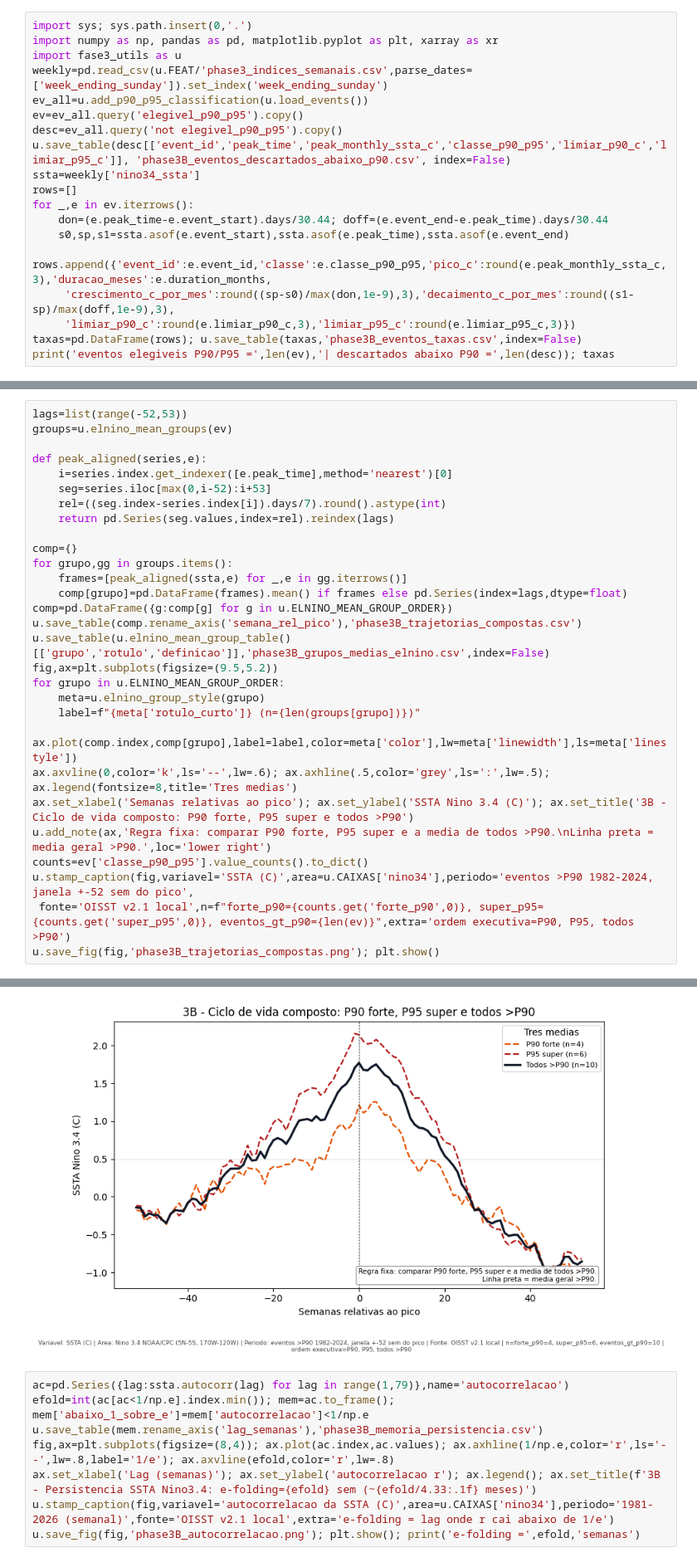
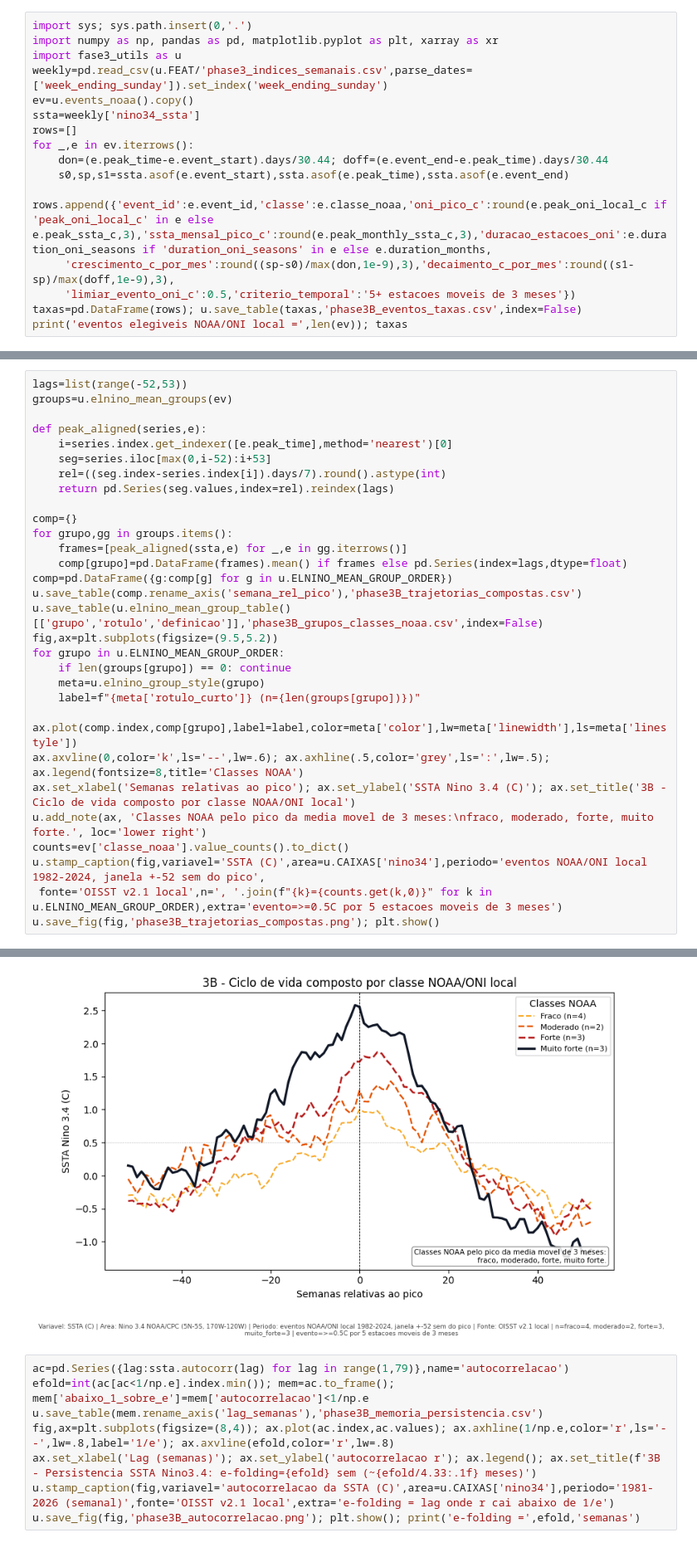
Before and after one commit to thiago-vilar/Nino26, a Jupyter notebook: notebooks/fase3/3B_alvo_eventos_ciclo_vida.ipynb, the cells around one changed output, grey strips where cells are left out. Shown at 83% size. Drawn from its saved outputs; the diff is of its cells as text.

```diff
--- a/notebooks/fase3/3B_alvo_eventos_ciclo_vida.ipynb
+++ b/notebooks/fase3/3B_alvo_eventos_ciclo_vida.ipynb
@@ -15,18 +15,15 @@ import sys; sys.path.insert(0,'.')
 import numpy as np, pandas as pd, matplotlib.pyplot as plt, xarray as xr
 import fase3_utils as u
 weekly=pd.read_csv(u.FEAT/'phase3_indices_semanais.csv',parse_dates=['week_ending_sunday']).set_index('week_ending_sunday')
-ev_all=u.add_p90_p95_classification(u.load_events())
-ev=ev_all.query('elegivel_p90_p95').copy()
-desc=ev_all.query('not elegivel_p90_p95').copy()
-u.save_table(desc[['event_id','peak_time','peak_monthly_ssta_c','classe_p90_p95','limiar_p90_c','limiar_p95_c']], 'phase3B_eventos_descartados_abaixo_p90.csv', index=False)
+ev=u.events_noaa().copy()
 ssta=weekly['nino34_ssta']
 rows=[]
 for _,e in ev.iterrows():
     don=(e.peak_time-e.event_start).days/30.44; doff=(e.event_end-e.peak_time).days/30.44
     s0,sp,s1=ssta.asof(e.event_start),ssta.asof(e.peak_time),ssta.asof(e.event_end)
-    rows.append({'event_id':e.event_id,'classe':e.classe_p90_p95,'pico_c':round(e.peak_monthly_ssta_c,3),'duracao_meses':e.duration_months,
+    rows.append({'event_id':e.event_id,'classe':e.classe_noaa,'oni_pico_c':round(e.peak_oni_local_c if 'peak_oni_local_c' in e else e.peak_ssta_c,3),'ssta_mensal_pico_c':round(e.peak_monthly_ssta_c,3),'duracao_estacoes_oni':e.duration_oni_seasons if 'duration_oni_seasons' in e else e.duration_months,
      'crescimento_c_por_mes':round((sp-s0)/max(don,1e-9),3),'decaimento_c_por_mes':round((s1-sp)/max(doff,1e-9),3),
-     'limiar_p90_c':round(e.limiar_p90_c,3),'limiar_p95_c':round(e.limiar_p95_c,3)})
+     'limiar_evento_oni_c':0.5,'criterio_temporal':'5+ estacoes moveis de 3 meses'})
 taxas=pd.DataFrame(rows); u.save_table(taxas,'phase3B_eventos_taxas.csv',index=False)
-print('eventos elegiveis P90/P95 =',len(ev),'| descartados abaixo P90 =',len(desc)); taxas
+print('eventos elegiveis NOAA/ONI local =',len(ev)); taxas
 # %% [output]
@@ -60,18 +58,19 @@ for grupo,gg in groups.items():
     comp[grupo]=pd.DataFrame(frames).mean() if frames else pd.Series(index=lags,dtype=float)
 comp=pd.DataFrame({g:comp[g] for g in u.ELNINO_MEAN_GROUP_ORDER})
 u.save_table(comp.rename_axis('semana_rel_pico'),'phase3B_trajetorias_compostas.csv')
-u.save_table(u.elnino_mean_group_table()[['grupo','rotulo','definicao']],'phase3B_grupos_medias_elnino.csv',index=False)
+u.save_table(u.elnino_mean_group_table()[['grupo','rotulo','definicao']],'phase3B_grupos_classes_noaa.csv',index=False)
 fig,ax=plt.subplots(figsize=(9.5,5.2))
 for grupo in u.ELNINO_MEAN_GROUP_ORDER:
+    if len(groups[grupo]) == 0: continue
     meta=u.elnino_group_style(grupo)
     label=f"{meta['rotulo_curto']} (n={len(groups[grupo])})"
     ax.plot(comp.index,comp[grupo],label=label,color=meta['color'],lw=meta['linewidth'],ls=meta['linestyle'])
-ax.axvline(0,color='k',ls='--',lw=.6); ax.axhline(.5,color='grey',ls=':',lw=.5); ax.legend(fontsize=8,title='Tres medias')
-ax.set_xlabel('Semanas relativas ao pico'); ax.set_ylabel('SSTA Nino 3.4 (C)'); ax.set_title('3B - Ciclo de vida composto: P90 forte, P95 super e todos >P90')
-u.add_note(ax,'Regra fixa: comparar P90 forte, P95 super e a media de todos >P90.\nLinha preta = media geral >P90.',loc='lower right')
-counts=ev['classe_p90_p95'].value_counts().to_dict()
-u.stamp_caption(fig,variavel='SSTA (C)',area=u.CAIXAS['nino34'],periodo='eventos >P90 1982-2024, janela +-52 sem do pico',
- fonte='OISST v2.1 local',n=f"forte_p90={counts.get('forte_p90',0)}, super_p95={counts.get('super_p95',0)}, eventos_gt_p90={len(ev)}",extra='ordem executiva=P90, P95, todos >P90')
+ax.axvline(0,color='k',ls='--',lw=.6); ax.axhline(.5,color='grey',ls=':',lw=.5); ax.legend(fontsize=8,title='Classes NOAA')
+ax.set_xlabel('Semanas relativas ao pico'); ax.set_ylabel('SSTA Nino 3.4 (C)'); ax.set_title('3B - Ciclo de vida composto por classe NOAA/ONI local')
+u.add_note(ax, 'Classes NOAA pelo pico da media movel de 3 meses:\nfraco, moderado, forte, muito forte.', loc='lower right')
+counts=ev['classe_noaa'].value_counts().to_dict()
+u.stamp_caption(fig,variavel='SSTA (C)',area=u.CAIXAS['nino34'],periodo='eventos NOAA/ONI local 1982-2024, janela +-52 sem do pico',
+ fonte='OISST v2.1 local',n=', '.join(f"{k}={counts.get(k,0)}" for k in u.ELNINO_MEAN_GROUP_ORDER),extra='evento=>=0.5C por 5 estacoes moveis de 3 meses')
 u.save_fig(fig,'phase3B_trajetorias_compostas.png'); plt.show()
 # %% [output]
 [tabela] data\processed\parquet\statistics\phase3B_trajetorias_compostas.csv
@@ -79,5 +78,5 @@ u.save_fig(fig,'phase3B_trajetorias_compostas.png'); plt.show()
 [figura] data\processed\figures\fase3\phase3B_trajetorias_compostas.png
-[figure, old version]
+[figure, new version]
 # %%
 ac=pd.Series({lag:ssta.autocorr(lag) for lag in range(1,79)},name='autocorrelacao')
 efold=int(ac[ac<1/np.e].index.min()); mem=ac.to_frame(); mem['abaixo_1_sobre_e']=mem['autocorrelacao']<1/np.e
```
Also changed, not shown: parts of 5 cells of this notebook, 30 other files.
